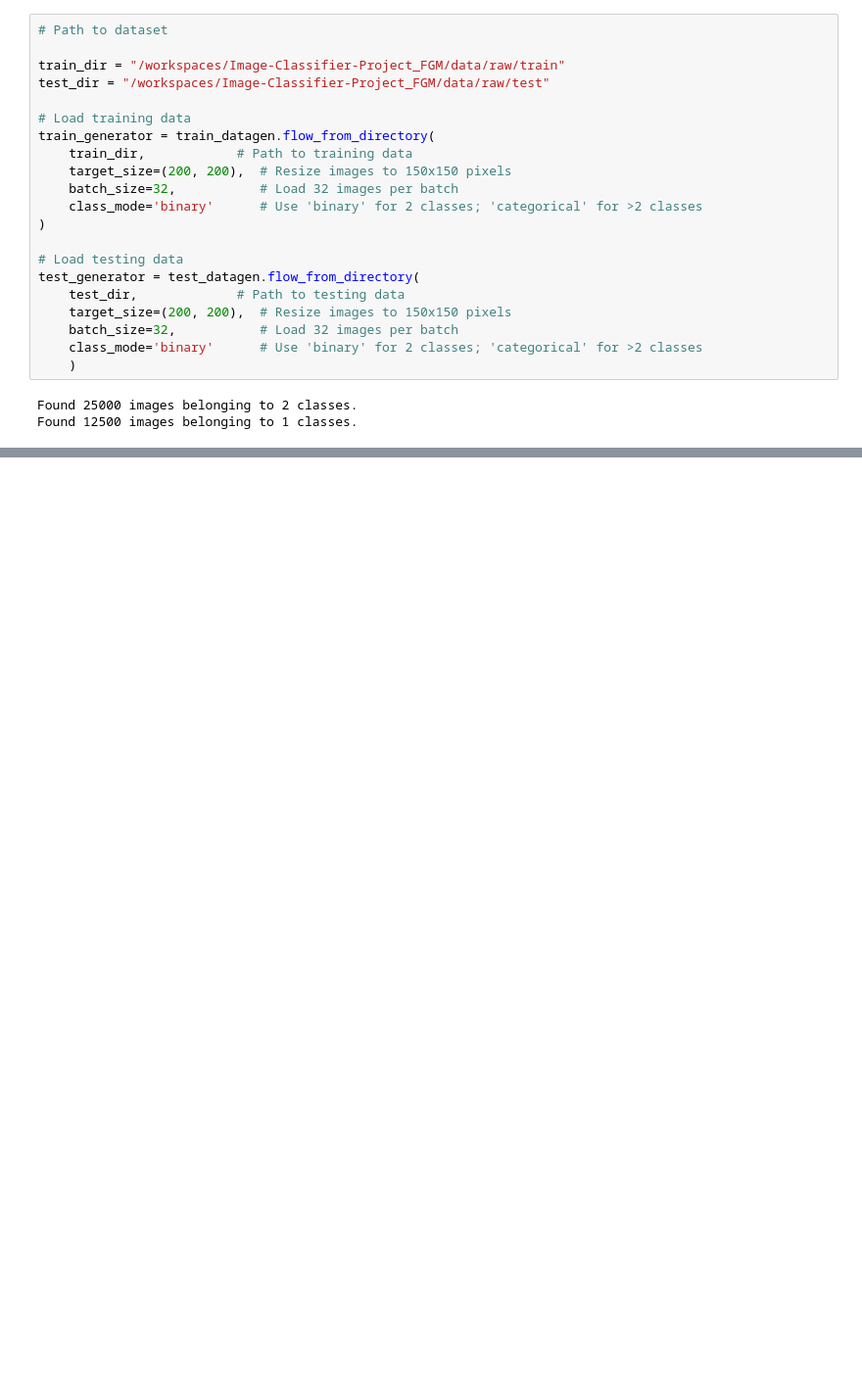
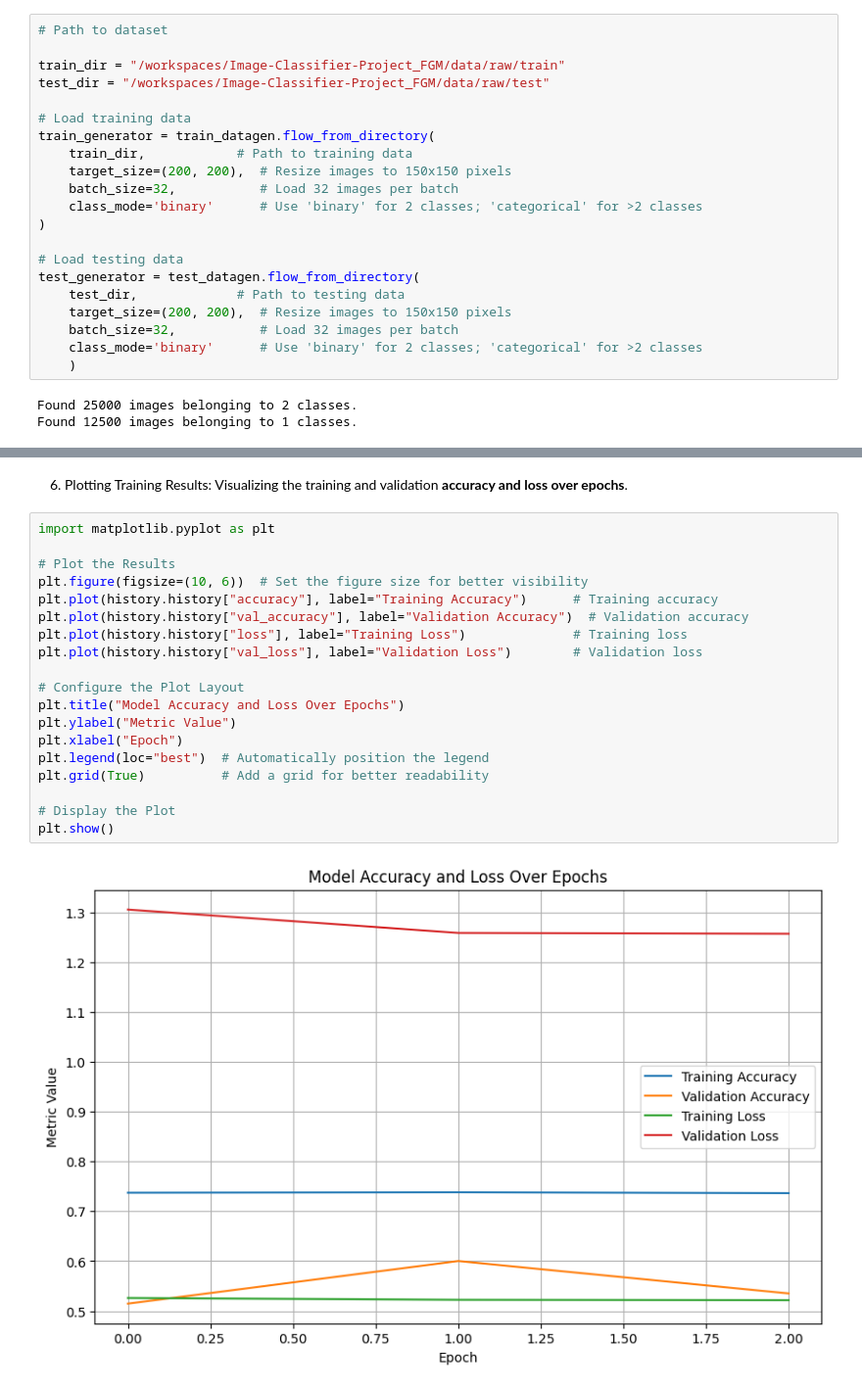
Before and after one commit to 4GeeksAcademy/Image-Classifier-Project_FGM, a Jupyter notebook: src/explore.ipynb, the cells around one changed output, grey strips where cells are left out. Shown at 98% size. Drawn from its saved outputs; the diff is of its cells as text; blank space fills up the shorter version.

```diff
--- a/src/explore.ipynb
+++ b/src/explore.ipynb
@@ -206,0 +226,23 @@ results.to_csv("predictions.csv", index=False)
+# %% [markdown]
+6. Plotting Training Results: Visualizing the training and validation **accuracy and loss over epochs**.
+# %%
+import matplotlib.pyplot as plt
+
+# Plot the Results
+plt.figure(figsize=(10, 6))  # Set the figure size for better visibility
+plt.plot(history.history["accuracy"], label="Training Accuracy")      # Training accuracy
+plt.plot(history.history["val_accuracy"], label="Validation Accuracy")  # Validation accuracy
+plt.plot(history.history["loss"], label="Training Loss")              # Training loss
+plt.plot(history.history["val_loss"], label="Validation Loss")        # Validation loss
+
+# Configure the Plot Layout
+plt.title("Model Accuracy and Loss Over Epochs")
+plt.ylabel("Metric Value")
+plt.xlabel("Epoch")
+plt.legend(loc="best")  # Automatically position the legend
+plt.grid(True)          # Add a grid for better readability
+
+# Display the Plot
+plt.show()
+# %% [output]
+[figure, added]
```
Also changed, not shown: parts of 23 cells of this notebook, 3 other files.
